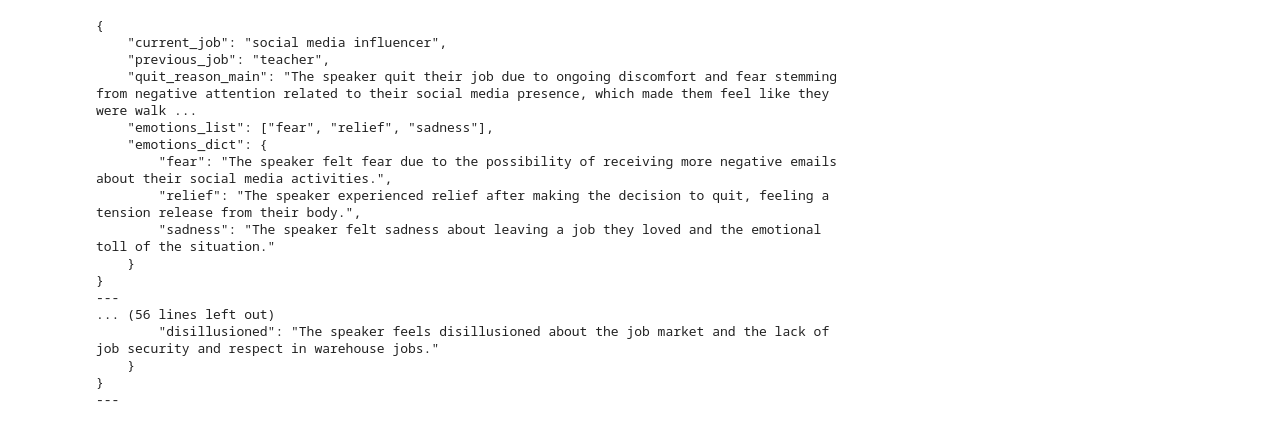
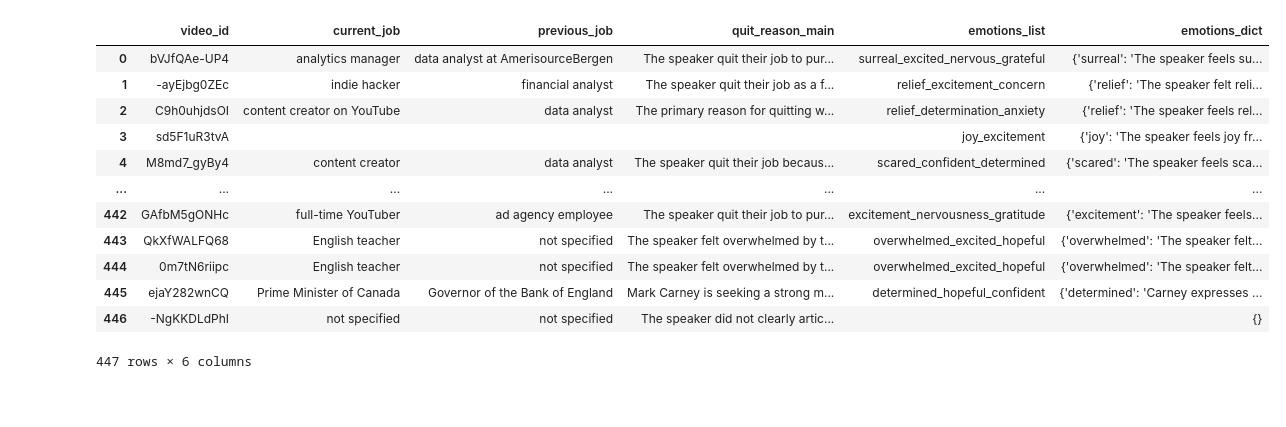
Before and after one commit to jon-tk-chan/youtube_quitting_data, a Jupyter notebook: 02_chatGPT_summarize_and_QA.ipynb, the cells around one changed output. Cells and saved outputs as stored; diff of their text form; code cells hidden in the pictures; blank space fills up the shorter version.

```diff
--- a/02_chatGPT_summarize_and_QA.ipynb
+++ b/02_chatGPT_summarize_and_QA.ipynb
@@ -8,7 +8,7 @@ from youtube_transcript_api import YouTubeTranscriptApi
 import os
 
 imported_key = credentials.OPENAI_KEY
-openai.api_key = imported_key
+OpenAI.api_key = imported_key
 # model_engine="text-davinci-003"
 
 # max_summaries = 10
@@ -46,0 +108,15 @@ input_df.head()
+# %%
+### CHECK FUNCTIONALIZED VERSION
+i = 0
+for curr_key in transcript_dict.keys():
+    try:
+        print(f"youtube_id: {curr_key}, number of sents: {len(transcript_dict[curr_key]['sents'])}")
+        print(f"first sents{transcript_dict[curr_key]['sents'][:5]}")
+        print(f"number of tokens: {len(transcript_dict[curr_key]['joined'].split())}")
+        print("----")
+    except:
+        print(f"TRANSCRIPT MISSING FOR {curr_key}")
+    i += 1
+
+    if i == 50:
+        break
@@ -179,28 +315,17 @@ def get_categories(description):
 # %%
-### Create qa_dict
-qa_dict = {}
-for video_id in transcript_dict.keys():
-    curr_transcript = transcript_dict[video_id]['joined']
-    result = get_categories(curr_transcript)
-    qa_dict[video_id] = result
-    print(result)
-    print("---")
+qa_df
 # %% [output]
+|  | video_id | current_job | previous_job | quit_reason_main | emotions_list | emotions_dict |
+| 0 | bVJfQAe-UP4 | analytics manager | data analyst at AmerisourceBergen | The speaker quit their job to pur... | surreal_excited_nervous_grateful | {'surreal': 'The speaker feels su... |
+| 1 | -ayEjbg0ZEc | indie hacker | financial analyst | The speaker quit their job as a f... | relief_excitement_concern | {'relief': 'The speaker felt reli... |
+| 2 | C9h0uhjdsOI | content creator on YouTube | data analyst | The primary reason for quitting w... | relief_determination_anxiety | {'relief': 'The speaker feels rel... |
+| 3 | sd5F1uR3tvA |  |  |  | joy_excitement | {'joy': 'The speaker feels joy fr... |
+| 4 | M8md7_gyBy4 | content creator | data analyst | The speaker quit their job becaus... | scared_confident_determined | {'scared': 'The speaker feels sca... |
+| ... | ... | ... | ... | ... | ... | ... |
+| 442 | GAfbM5gONHc | full-time YouTuber | ad agency employee | The speaker quit their job to pur... | excitement_nervousness_gratitude | {'excitement': 'The speaker feels... |
+| 443 | QkXfWALFQ68 | English teacher | not specified | The speaker felt overwhelmed by t... | overwhelmed_excited_hopeful | {'overwhelmed': 'The speaker felt... |
+| 444 | 0m7tN6riipc | English teacher | not specified | The speaker felt overwhelmed by t... | overwhelmed_excited_hopeful | {'overwhelmed': 'The speaker felt... |
+| 445 | ejaY282wnCQ | Prime Minister of Canada | Governor of the Bank of England | Mark Carney is seeking a strong m... | determined_hopeful_confident | {'determined': 'Carney expresses ... |
+| 446 | -NgKKDLdPhI | not specified | not specified | The speaker did not clearly artic... |  | {} |
-{
-    "current_job": "social media influencer",
-    "previous_job": "teacher",
-    "quit_reason_main": "The speaker quit their job due to ongoing discomfort and fear stemming from negative attention related to their social media presence, which made them feel like they were walk ...
-    "emotions_list": ["fear", "relief", "sadness"],
-    "emotions_dict": {
-        "fear": "The speaker felt fear due to the possibility of receiving more negative emails about their social media activities.",
-        "relief": "The speaker experienced relief after making the decision to quit, feeling a tension release from their body.",
-        "sadness": "The speaker felt sadness about leaving a job they loved and the emotional toll of the situation."
-    }
-}
----
-... (56 lines left out)
-        "disillusioned": "The speaker feels disillusioned about the job market and the lack of job security and respect in warehouse jobs."
-    }
-}
----
+447 rows × 6 columns
 # %%
```
Also changed, not shown: parts of 15 cells of this notebook, 1 other file.
